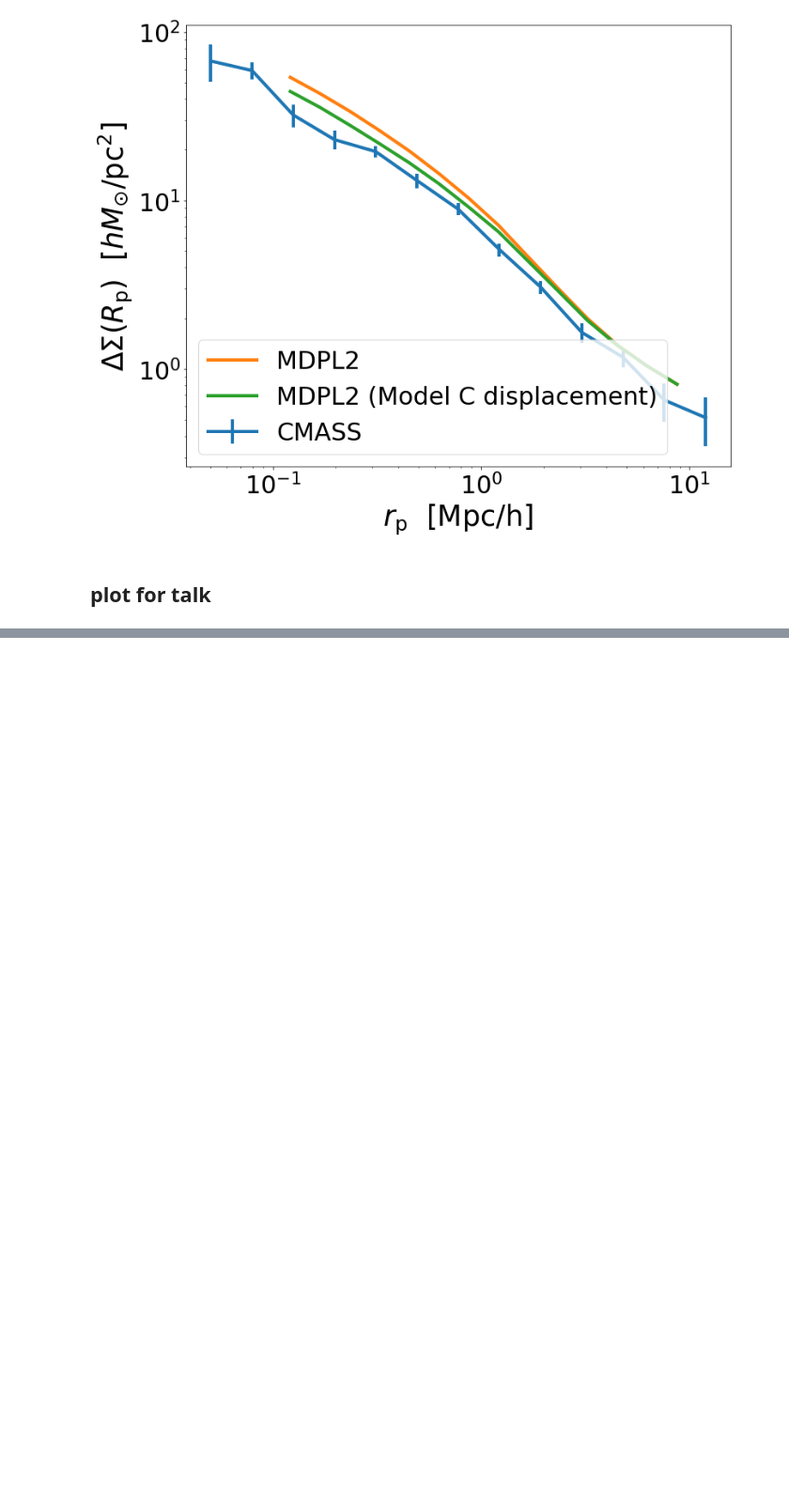
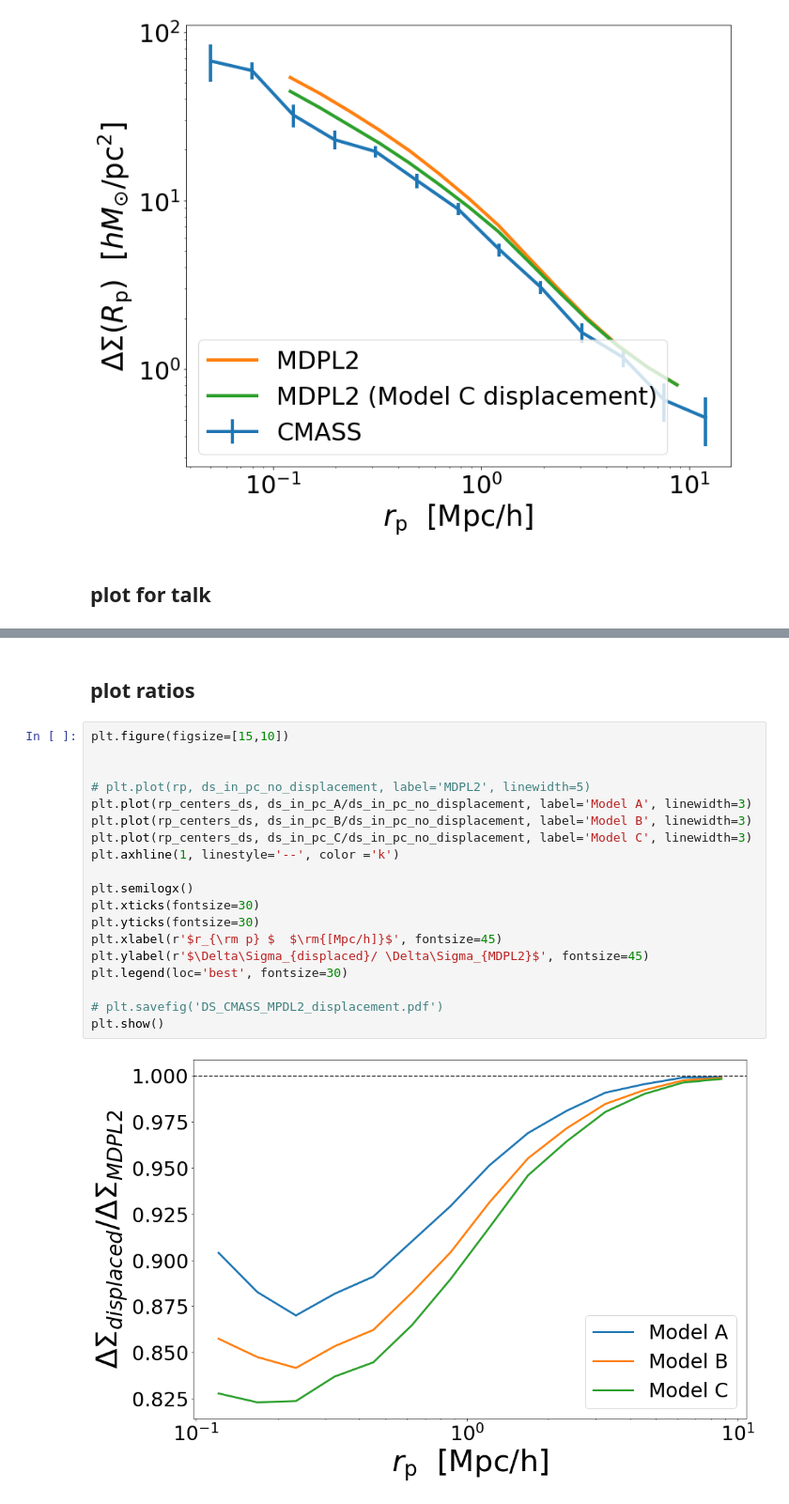
Before and after one commit to f-ardila/baryonic_effects, a Jupyter notebook: CMASS/CMASS_MDPL_displacement_wp_DS.ipynb, the cells around one changed output, grey strips where cells are left out. Shown at 94% size. Drawn from its saved outputs; the diff is of its cells as text; blank space fills up the shorter version.

```diff
--- a/CMASS/CMASS_MDPL_displacement_wp_DS.ipynb
+++ b/CMASS/CMASS_MDPL_displacement_wp_DS.ipynb
@@ -333,3 +340,26 @@ plt.savefig('DS_CMASS_MPDL2_displacement.pdf')
 plt.show()
 # %% [output]
 [figure]
+# %% [markdown]
+## plot ratios
+# %%
+plt.figure(figsize=[15,10])
+
+
+# plt.plot(rp, ds_in_pc_no_displacement, label='MDPL2', linewidth=5)
+plt.plot(rp_centers_ds, ds_in_pc_A/ds_in_pc_no_displacement, label='Model A', linewidth=3)
+plt.plot(rp_centers_ds, ds_in_pc_B/ds_in_pc_no_displacement, label='Model B', linewidth=3)
+plt.plot(rp_centers_ds, ds_in_pc_C/ds_in_pc_no_displacement, label='Model C', linewidth=3)
+plt.axhline(1, linestyle='--', color ='k')
+
+plt.semilogx()
+plt.xticks(fontsize=30)
+plt.yticks(fontsize=30)
+plt.xlabel(r'$r_{\rm p} $  $\rm{[Mpc/h]}$', fontsize=45)
+plt.ylabel(r'$\Delta\Sigma_{displaced}/ \Delta\Sigma_{MDPL2}$', fontsize=45)
+plt.legend(loc='best', fontsize=30)
+
+# plt.savefig('DS_CMASS_MPDL2_displacement.pdf')
+plt.show()
+# %% [output]
+[figure, added]
```
Also changed, not shown: parts of 16 cells of this notebook, 1 other file.
